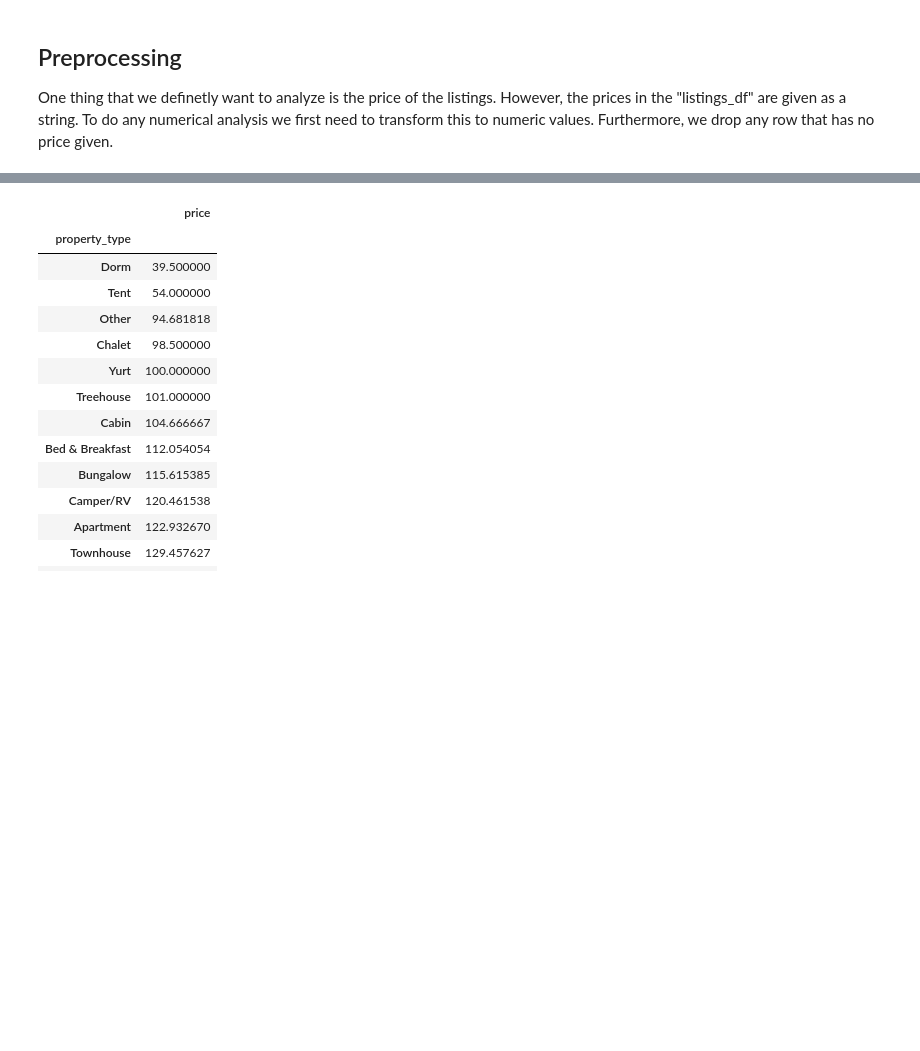
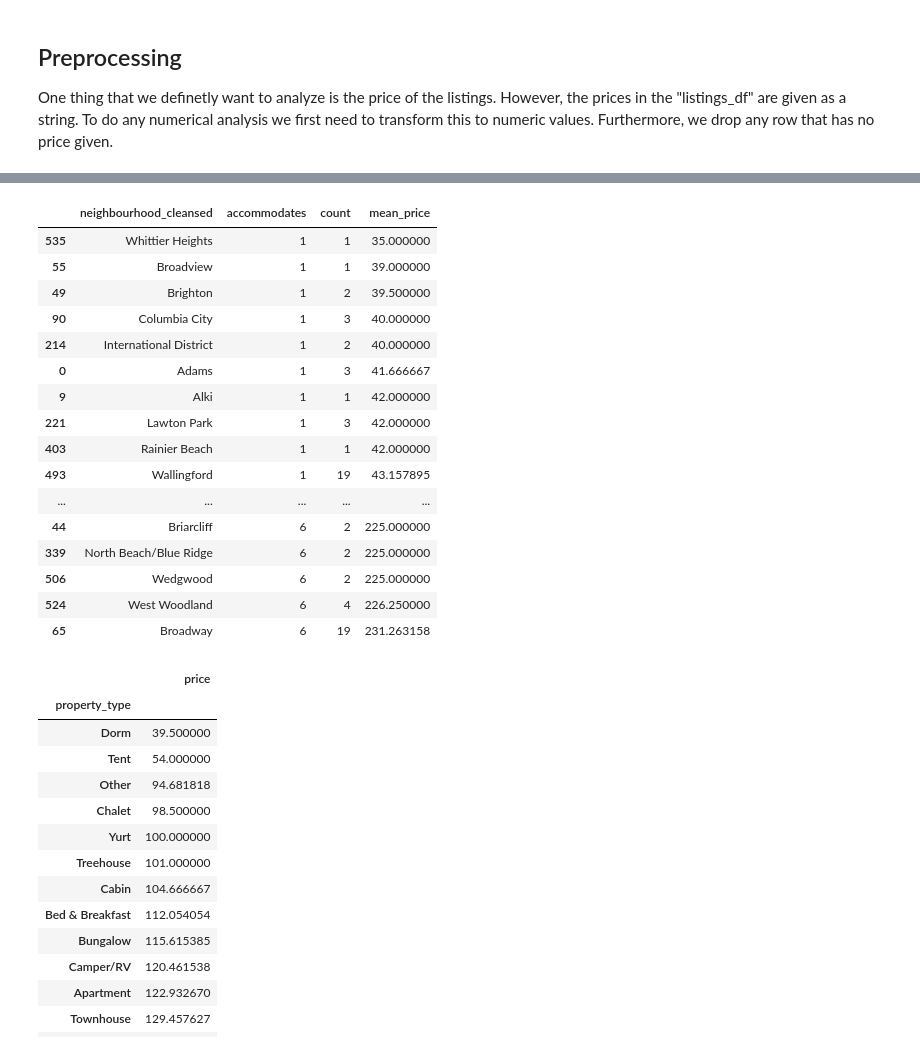
Before and after one commit to thomas-hoellen/SeattleAirbnbAnalysis, a Jupyter notebook: Seattle_Airbnb_Analysis.ipynb, the cells around one changed output, grey strips where cells are left out. Cells and saved outputs as stored; diff of their text form; code cells hidden in the pictures; blank space fills up the shorter version.

```diff
--- a/Seattle_Airbnb_Analysis.ipynb
+++ b/Seattle_Airbnb_Analysis.ipynb
@@ -28,3 +29,6 @@ reviews_df = pd.read_csv('../data/SeattleAirbnbData/reviews.csv')
+# %%
+# Allow more rows of dataframe to be shown
+pd.set_option('display.max_rows', 600)
 # %% [markdown]
 ## Preprocessing
 One thing that we definetly want to analyze is the price of the listings. However, the prices in the "listings_df" are given as a string. To do any numerical analysis we first need to transform this to numeric values.
@@ -45 +44,23 @@ We first have a look at the average prices of the following categories:
+# %%
+expensive_neighborhoods_df = listings_df.groupby(['neighbourhood_cleansed','accommodates']).agg(count=('price', 'count'), mean_price=('price', 'mean')).reset_index()
+# %%
+expensive_neighborhoods_df.sort_values(by=['accommodates', 'mean_price'])
+# %% [output]
+|  | neighbourhood_cleansed | accommodates | count | mean_price |
+| 535 | Whittier Heights | 1 | 1 | 35.000000 |
+| 55 | Broadview | 1 | 1 | 39.000000 |
+| 49 | Brighton | 1 | 2 | 39.500000 |
+| 90 | Columbia City | 1 | 3 | 40.000000 |
+| 214 | International District | 1 | 2 | 40.000000 |
+| 0 | Adams | 1 | 3 | 41.666667 |
+| 9 | Alki | 1 | 1 | 42.000000 |
+| 221 | Lawton Park | 1 | 3 | 42.000000 |
+| 403 | Rainier Beach | 1 | 1 | 42.000000 |
+| 493 | Wallingford | 1 | 19 | 43.157895 |
+| ... | ... | ... | ... | ... |
+| 44 | Briarcliff | 6 | 2 | 225.000000 |
+| 339 | North Beach/Blue Ridge | 6 | 2 | 225.000000 |
+| 506 | Wedgwood | 6 | 2 | 225.000000 |
+| 524 | West Woodland | 6 | 4 | 226.250000 |
+| 65 | Broadway | 6 | 19 | 231.263158 |
 # %%
```
Also changed, not shown: parts of 20 cells of this notebook.
